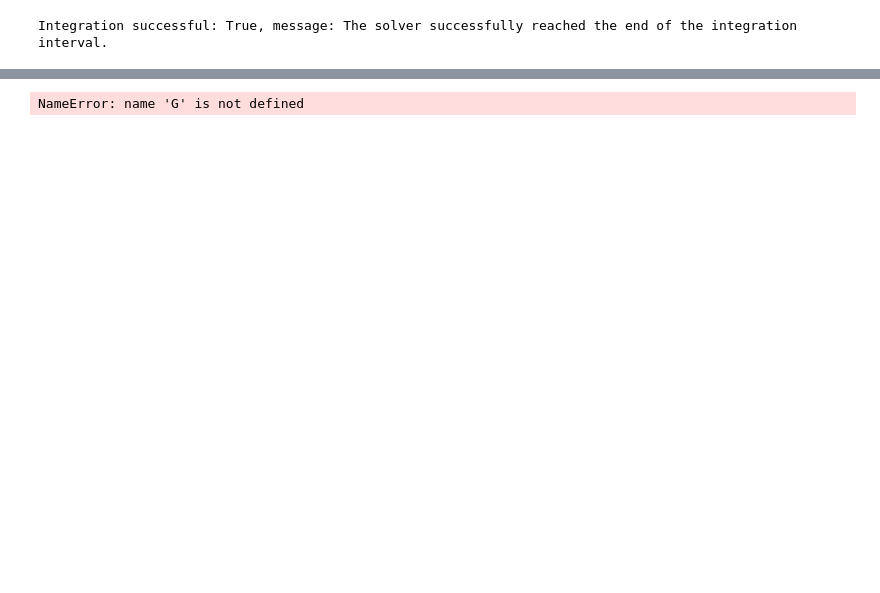
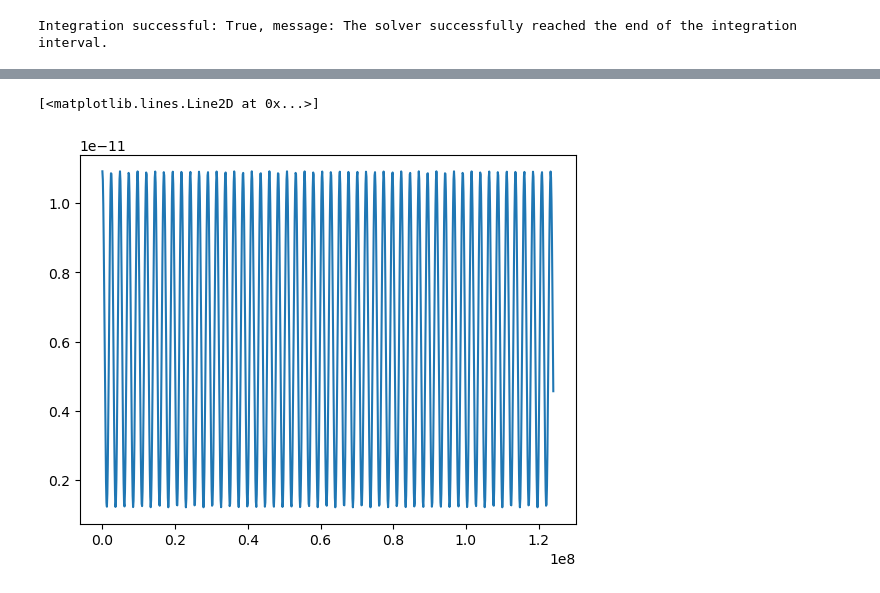
Before and after one commit to matysek00/PyESRSTM, a Jupyter notebook: Tutorial/03-Time-propagation.ipynb, the cells around one changed output, grey strips where cells are left out. Cells and saved outputs as stored; diff of their text form; code cells hidden in the pictures; blank space fills up the shorter version.

```diff
--- a/Tutorial/03-Time-propagation.ipynb
+++ b/Tutorial/03-Time-propagation.ipynb
@@ -175,13 +249,18 @@ plt.show()
 # %%
-As = np.array([.5])
+As = np.array([1./1.25])
 frequencis = np.array([17.1])*2*np.pi*PyESRSTM.units.time_unit
 times = np.linspace(0, 3, 1000)/PyESRSTM.units.time_unit
-M0 = PyESRSTM.QME_matrix_propagator(G, dot.Delta)[:,:,:,:,0]
+ML = PyESRSTM.QME_matrix_propagator(GL, np.zeros_like(dot.Delta))[:,:,:,:,0]
+MR = PyESRSTM.QME_matrix_propagator(GR, dot.Delta)[:,:,:,:,0]
 
 phase = np.zeros_like(times)
 for i, t in enumerate(times):
     phase[i] = 1+np.sum(As*np.cos(frequencis * t))
 
-plt.plot(times, phase)
+
+
+Mt = MR[0,1,0,0] + ML[0,1,0,0] * phase
+plt.plot(times, Mt)
 # %% [output]
-NameError: name 'G' is not defined
+[<matplotlib.lines.Line2D at 0x...>]
+[figure, added]
```
Also changed, not shown: parts of 11 cells of this notebook.
